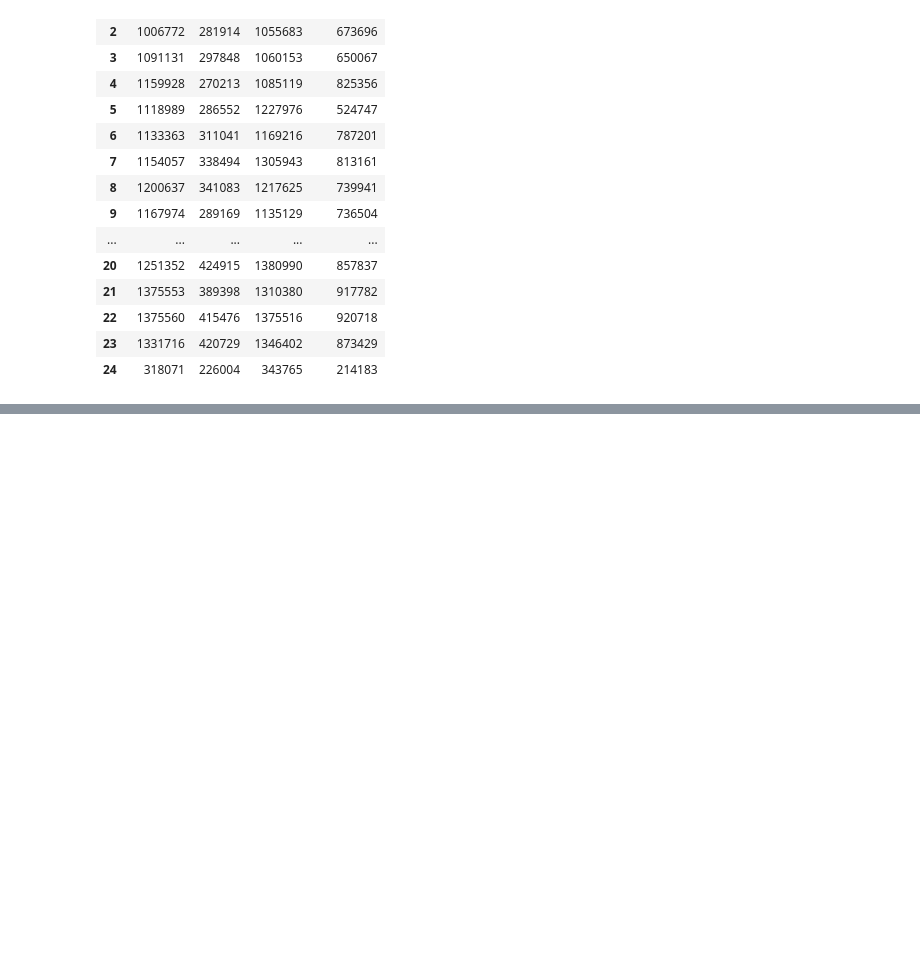
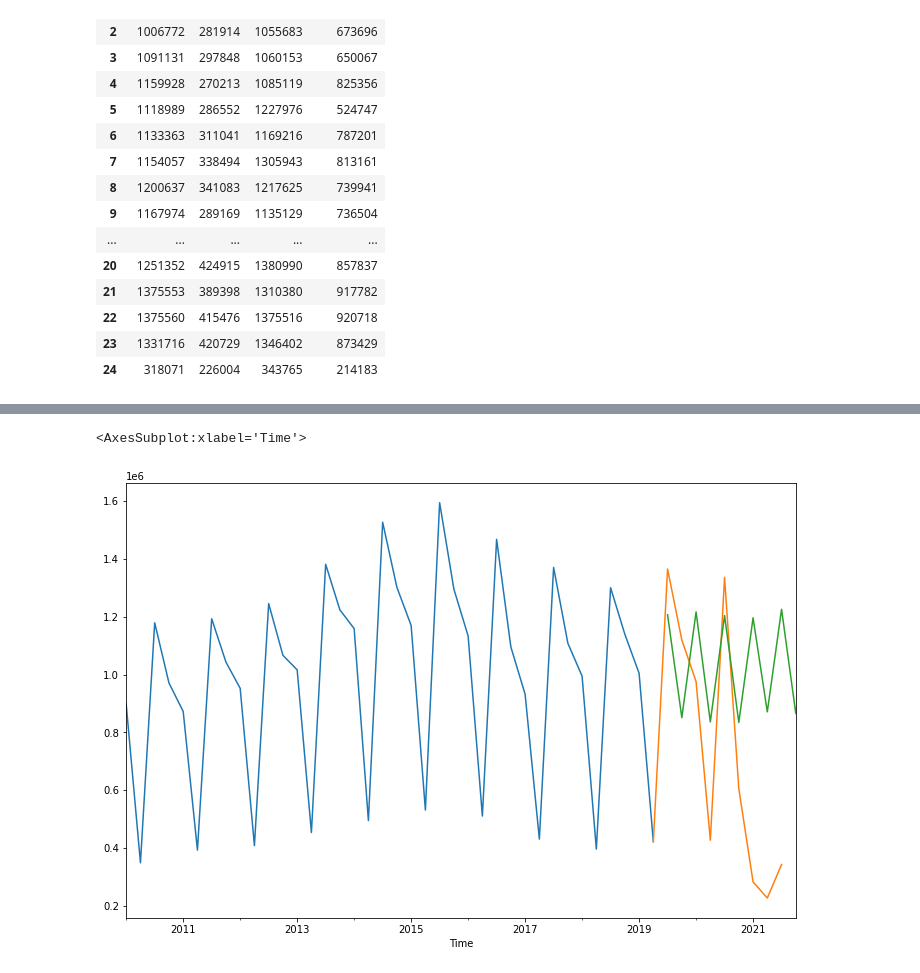
Before and after one commit to lotlouischoitslab/Champaign-Urbana_Bus_Ridership, a Jupyter notebook: champaign_bus_data_analysis.ipynb, the cells around one changed output, grey strips where cells are left out. Drawn from its saved outputs; the diff is of its cells as text; code cells hidden in the pictures; blank space fills up the shorter version.

```diff
--- a/champaign_bus_data_analysis.ipynb
+++ b/champaign_bus_data_analysis.ipynb
@@ -286,0 +256,5 @@ modified_time_df.plot(figsize=(12,8))
+# %%
+modified_time_df = modified_time_df.asfreq('d').interpolate().asfreq('q', fill_value = 9.0)
+modified_time_df.info()
+training_df = modified_time_df.iloc[:90]
+test_df = modified_time_df.iloc[89:]
@@ -286,0 +291,10 @@ modified_time_df.plot(figsize=(12,8))
+# %%
+fit_model = ExponentialSmoothing(training_df['Passengers'],trend='add',seasonal='add',seasonal_periods=14).fit()
+# %%
+prediction = fit_model.forecast(50)
+training_df['Passengers'].plot(figsize=(12,8))
+test_df['Passengers'].plot()
+prediction.plot(xlim=['2010-02-01','2021-10-01'])
+# %% [output]
+<AxesSubplot:xlabel='Time'>
+[figure, added]
```
Also changed, not shown: parts of 24 cells of this notebook.
